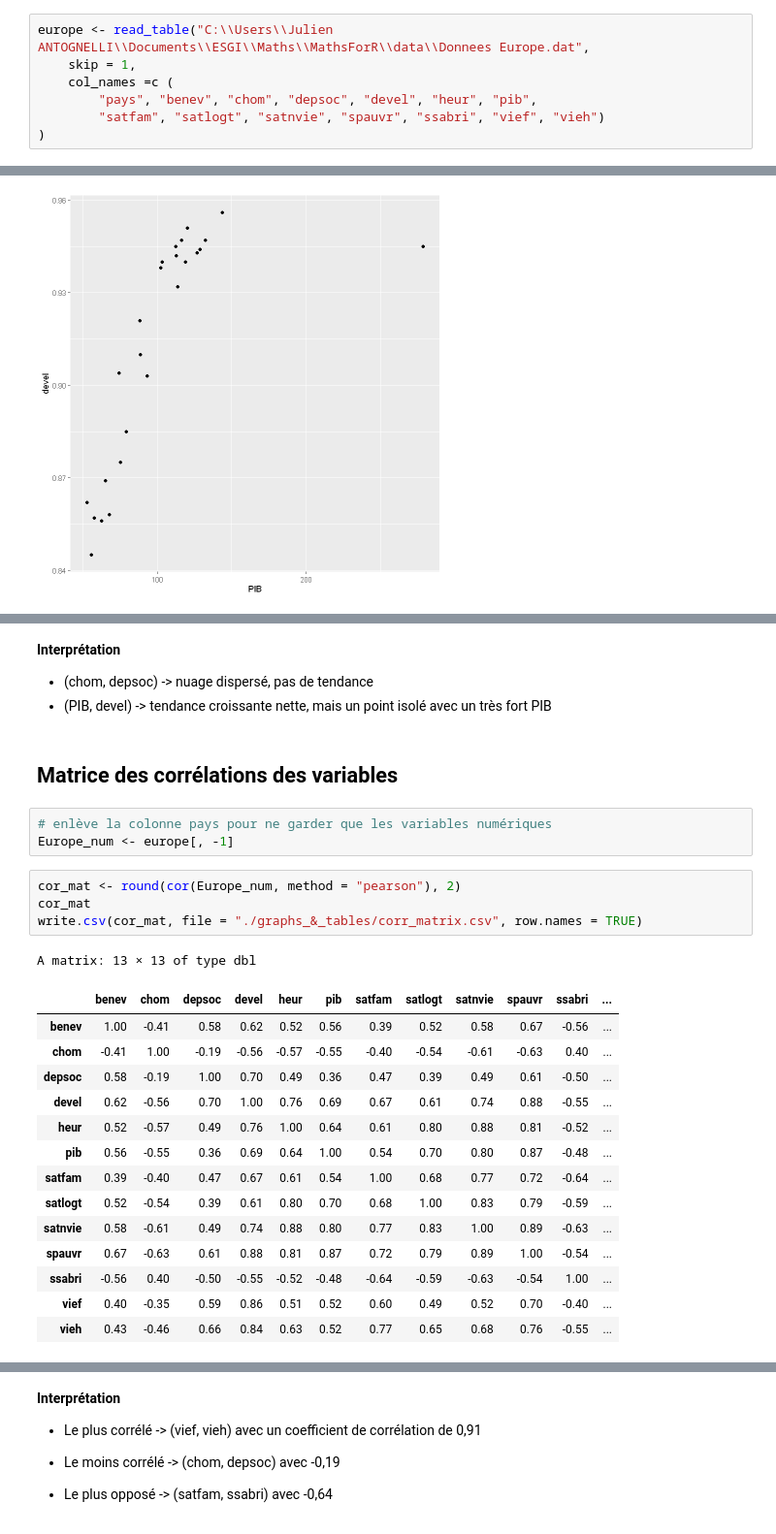
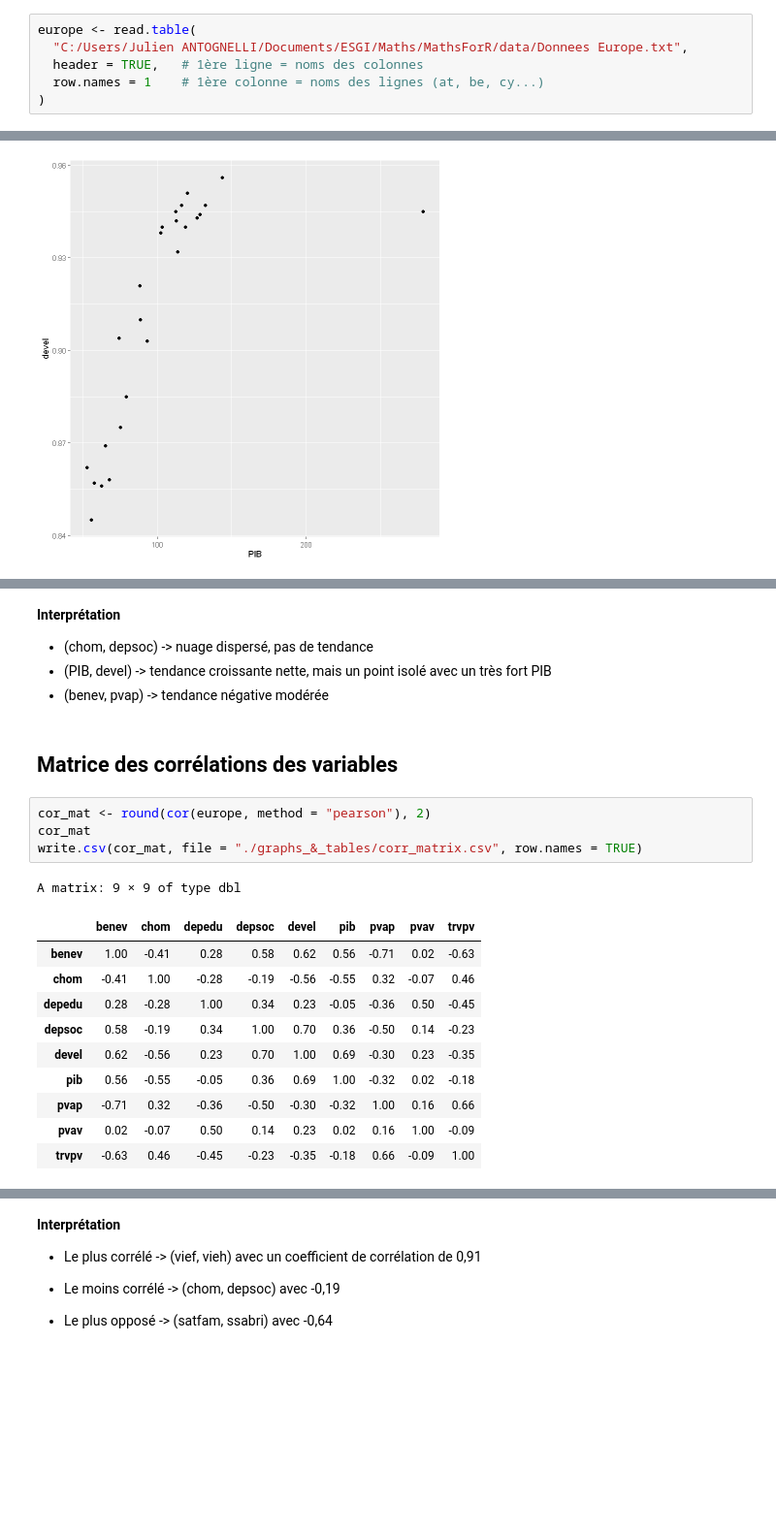
Before and after one commit to pau-anto/MathsForR, a Jupyter notebook: acp/europe_data.ipynb, the cells around one changed output, grey strips where cells are left out. Shown at 97% size. Saved outputs shown, nothing was run; the diff lists cells and outputs as text; blank space fills up the shorter version.

```diff
--- a/acp/europe_data.ipynb
+++ b/acp/europe_data.ipynb
@@ -6,7 +17,6 @@ library(FactoMineR)
 # %%
-europe <- read_table("C:\\Users\\Julien ANTOGNELLI\\Documents\\ESGI\\Maths\\MathsForR\\data\\Donnees Europe.dat",
-    skip = 1,
-    col_names =c (
-        "pays", "benev", "chom", "depsoc", "devel", "heur", "pib",
-        "satfam", "satlogt", "satnvie", "spauvr", "ssabri", "vief", "vieh")
+europe <- read.table(
+  "C:/Users/Julien ANTOGNELLI/Documents/ESGI/Maths/MathsForR/data/Donnees Europe.txt",
+  header = TRUE,   # 1ère ligne = noms des colonnes
+  row.names = 1    # 1ère colonne = noms des lignes (at, be, cy...)
 )
@@ -71,31 +69,25 @@ ggplot(europe, aes(x = pib, y = devel)) +
 
 - (chom, depsoc) -> nuage dispersé, pas de tendance
 - (PIB, devel) -> tendance croissante nette, mais un point isolé avec un très fort PIB
+- (benev, pvap) -> tendance négative modérée
 # %% [markdown]
 ## Matrice des corrélations des variables
-# %%
-# enlève la colonne pays pour ne garder que les variables numériques
-Europe_num <- europe[, -1]
 # %%
-cor_mat <- round(cor(Europe_num, method = "pearson"), 2)
+cor_mat <- round(cor(europe, method = "pearson"), 2)
 cor_mat
 write.csv(cor_mat, file = "./graphs_&_tables/corr_matrix.csv", row.names = TRUE)
 # %% [output]
-A matrix: 13 × 13 of type dbl
+A matrix: 9 × 9 of type dbl
-|  | benev | chom | depsoc | devel | heur | pib | satfam | satlogt | satnvie | spauvr | ssabri | ... |
-| benev | 1.00 | -0.41 | 0.58 | 0.62 | 0.52 | 0.56 | 0.39 | 0.52 | 0.58 | 0.67 | -0.56 | ... |
-| chom | -0.41 | 1.00 | -0.19 | -0.56 | -0.57 | -0.55 | -0.40 | -0.54 | -0.61 | -0.63 | 0.40 | ... |
-| depsoc | 0.58 | -0.19 | 1.00 | 0.70 | 0.49 | 0.36 | 0.47 | 0.39 | 0.49 | 0.61 | -0.50 | ... |
-| devel | 0.62 | -0.56 | 0.70 | 1.00 | 0.76 | 0.69 | 0.67 | 0.61 | 0.74 | 0.88 | -0.55 | ... |
-| heur | 0.52 | -0.57 | 0.49 | 0.76 | 1.00 | 0.64 | 0.61 | 0.80 | 0.88 | 0.81 | -0.52 | ... |
-| pib | 0.56 | -0.55 | 0.36 | 0.69 | 0.64 | 1.00 | 0.54 | 0.70 | 0.80 | 0.87 | -0.48 | ... |
-| satfam | 0.39 | -0.40 | 0.47 | 0.67 | 0.61 | 0.54 | 1.00 | 0.68 | 0.77 | 0.72 | -0.64 | ... |
-| satlogt | 0.52 | -0.54 | 0.39 | 0.61 | 0.80 | 0.70 | 0.68 | 1.00 | 0.83 | 0.79 | -0.59 | ... |
-| satnvie | 0.58 | -0.61 | 0.49 | 0.74 | 0.88 | 0.80 | 0.77 | 0.83 | 1.00 | 0.89 | -0.63 | ... |
-| spauvr | 0.67 | -0.63 | 0.61 | 0.88 | 0.81 | 0.87 | 0.72 | 0.79 | 0.89 | 1.00 | -0.54 | ... |
-| ssabri | -0.56 | 0.40 | -0.50 | -0.55 | -0.52 | -0.48 | -0.64 | -0.59 | -0.63 | -0.54 | 1.00 | ... |
-| vief | 0.40 | -0.35 | 0.59 | 0.86 | 0.51 | 0.52 | 0.60 | 0.49 | 0.52 | 0.70 | -0.40 | ... |
-| vieh | 0.43 | -0.46 | 0.66 | 0.84 | 0.63 | 0.52 | 0.77 | 0.65 | 0.68 | 0.76 | -0.55 | ... |
+|  | benev | chom | depedu | depsoc | devel | pib | pvap | pvav | trvpv |
+| benev | 1.00 | -0.41 | 0.28 | 0.58 | 0.62 | 0.56 | -0.71 | 0.02 | -0.63 |
+| chom | -0.41 | 1.00 | -0.28 | -0.19 | -0.56 | -0.55 | 0.32 | -0.07 | 0.46 |
+| depedu | 0.28 | -0.28 | 1.00 | 0.34 | 0.23 | -0.05 | -0.36 | 0.50 | -0.45 |
+| depsoc | 0.58 | -0.19 | 0.34 | 1.00 | 0.70 | 0.36 | -0.50 | 0.14 | -0.23 |
+| devel | 0.62 | -0.56 | 0.23 | 0.70 | 1.00 | 0.69 | -0.30 | 0.23 | -0.35 |
+| pib | 0.56 | -0.55 | -0.05 | 0.36 | 0.69 | 1.00 | -0.32 | 0.02 | -0.18 |
+| pvap | -0.71 | 0.32 | -0.36 | -0.50 | -0.30 | -0.32 | 1.00 | 0.16 | 0.66 |
+| pvav | 0.02 | -0.07 | 0.50 | 0.14 | 0.23 | 0.02 | 0.16 | 1.00 | -0.09 |
+| trvpv | -0.63 | 0.46 | -0.45 | -0.23 | -0.35 | -0.18 | 0.66 | -0.09 | 1.00 |
 # %%
 corrplot(cor_mat,
          method = "color",
```
Also changed, not shown: parts of 15 cells of this notebook, 13 other files.
